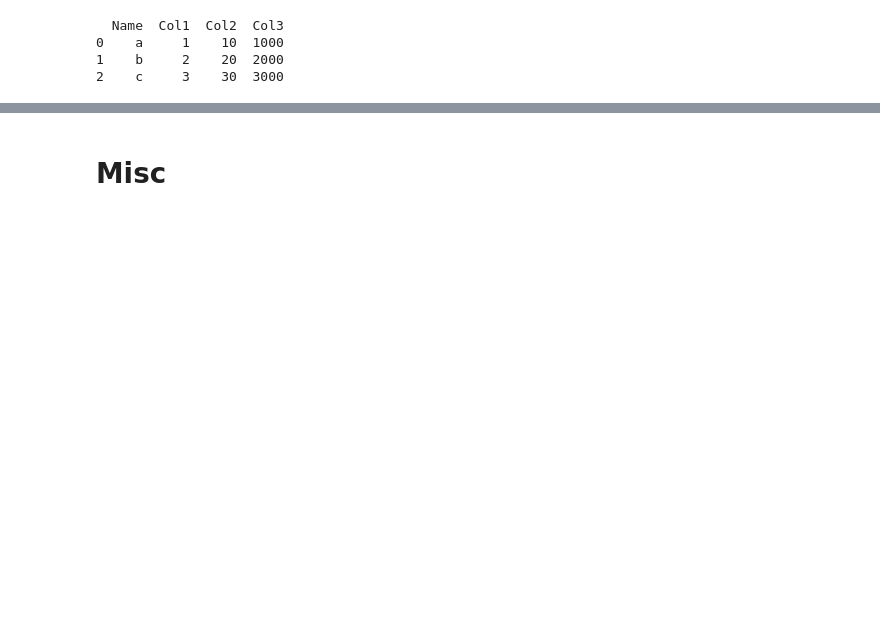
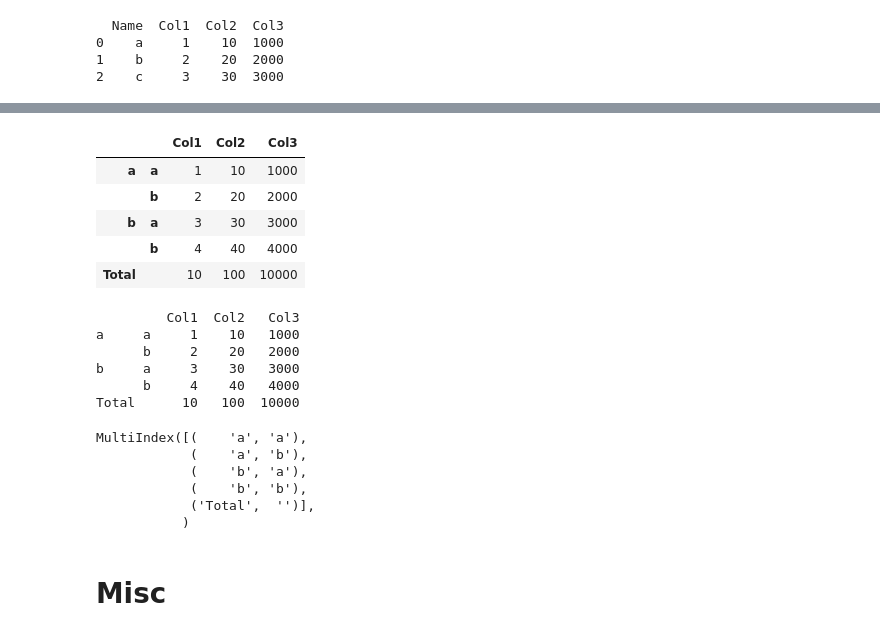
Before and after one commit to Ev2geny/evbeantools, a Jupyter notebook: experim/juptools_test.ipynb, the cells around one changed output, grey strips where cells are left out. Drawn from its saved outputs; the diff is of its cells as text; code cells hidden in the pictures; blank space fills up the shorter version.

```diff
--- a/experim/juptools_test.ipynb
+++ b/experim/juptools_test.ipynb
@@ -322,2 +341,30 @@ sample_df_with_total
+# %%
+mltiIndex_df_with_total = add_total(mltiIndex_df)
+mltiIndex_df_with_total
+# %% [output]
+|  |  | Col1 | Col2 | Col3 |
+| a | a | 1 | 10 | 1000 |
+|  | b | 2 | 20 | 2000 |
+| b | a | 3 | 30 | 3000 |
+|  | b | 4 | 40 | 4000 |
+| Total |  | 10 | 100 | 10000 |
+# %%
+print(mltiIndex_df_with_total)
+# %% [output]
+         Col1  Col2   Col3
+a     a     1    10   1000
+      b     2    20   2000
+b     a     3    30   3000
+      b     4    40   4000
+Total      10   100  10000
+# %%
+mltiIndex_df_with_total.index
+# %% [output]
+MultiIndex([(    'a', 'a'),
+            (    'a', 'b'),
+            (    'b', 'a'),
+            (    'b', 'b'),
+            ('Total',  '')],
+           )
 # %% [markdown]
 # Misc
```
Also changed, not shown: parts of 8 cells of this notebook, 3 other files.
